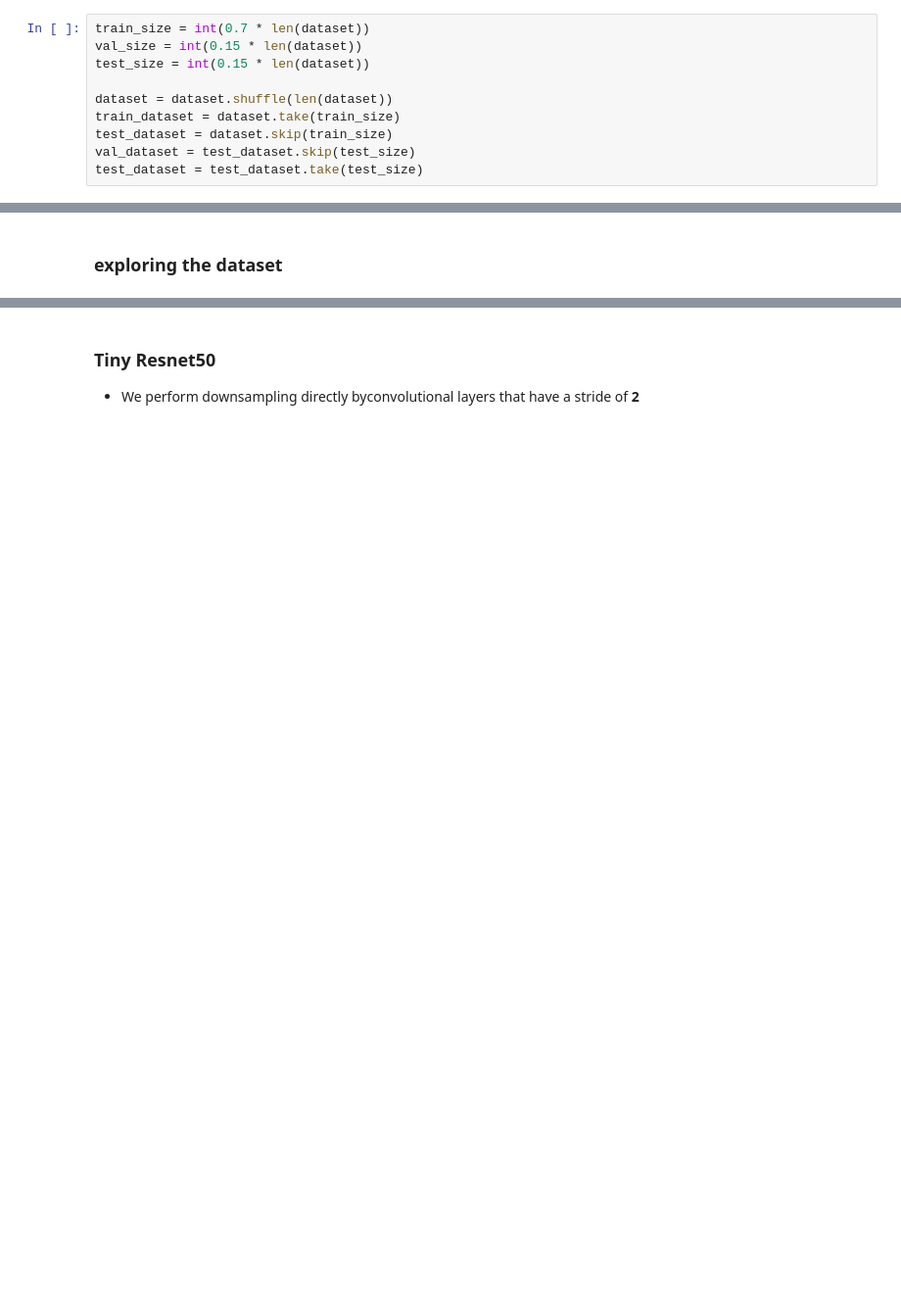
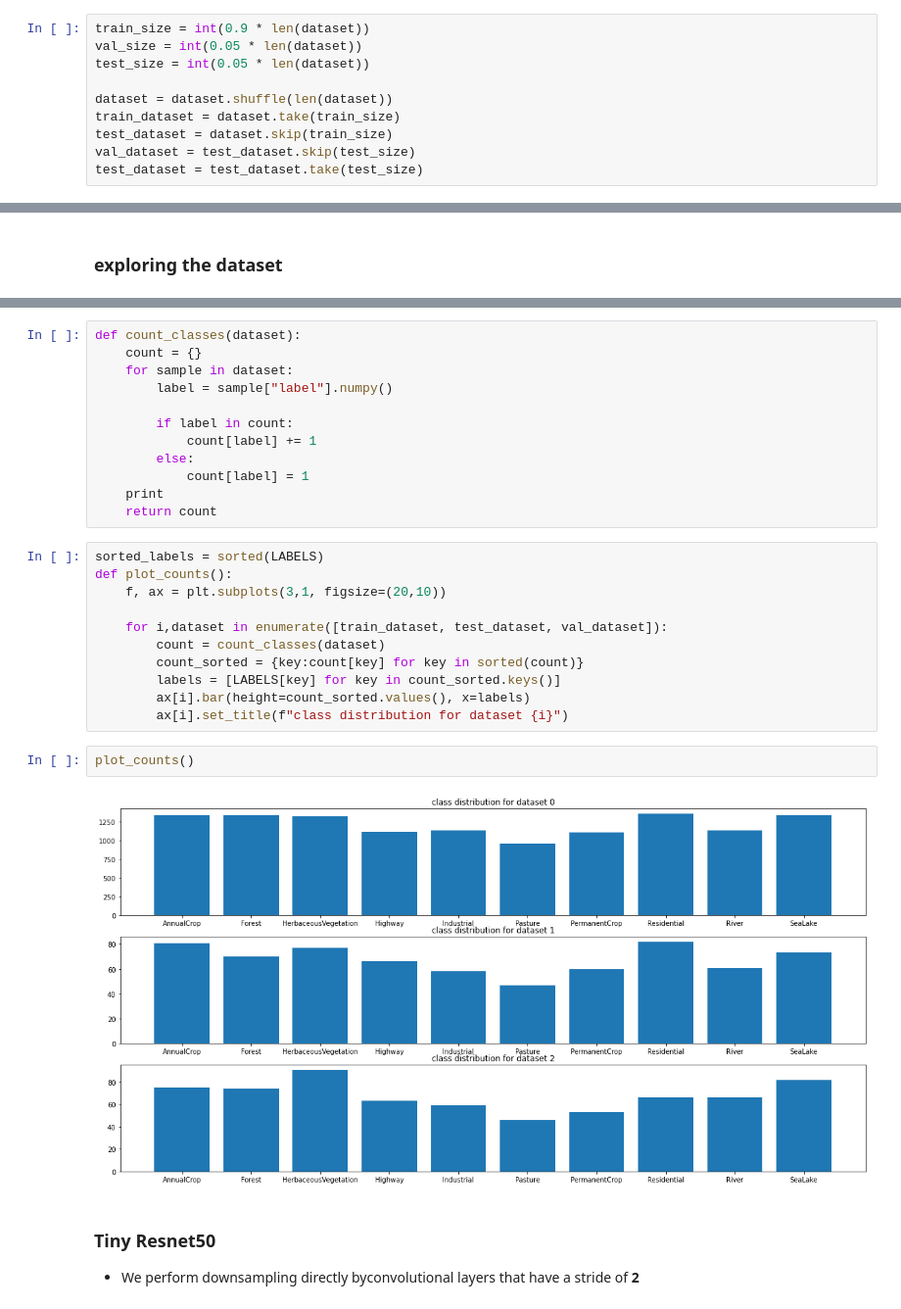
Before and after one commit to valentin-fngr/cnn_practice, a Jupyter notebook: satellite_cnn_experiments/eurosat_tiny_resnet50.ipynb, the cells around one changed output, grey strips where cells are left out. Shown at 98% size. Drawn from its saved outputs; the diff is of its cells as text; blank space fills up the shorter version.

```diff
--- a/satellite_cnn_experiments/eurosat_tiny_resnet50.ipynb
+++ b/satellite_cnn_experiments/eurosat_tiny_resnet50.ipynb
@@ -10,9 +10,9 @@ import datetime
 # %%
 dataset = tfds.load("eurosat", split="train[25%:75%]")
 # %%
-train_size = int(0.7 * len(dataset))
-val_size = int(0.15 * len(dataset))
-test_size = int(0.15 * len(dataset))
+train_size = int(0.9 * len(dataset))
+val_size = int(0.05 * len(dataset))
+test_size = int(0.05 * len(dataset))
 
 dataset = dataset.shuffle(len(dataset))
 train_dataset = dataset.take(train_size)
@@ -56,3 +56,30 @@ for i,sample in enumerate(test_dataset.take(9)):
+# %%
+def count_classes(dataset):
+    count = {}
+    for sample in dataset:
+        label = sample["label"].numpy()
+
+        if label in count:
+            count[label] += 1
+        else:
+            count[label] = 1
+    print
+    return count
+# %%
+sorted_labels = sorted(LABELS)
+def plot_counts():
+    f, ax = plt.subplots(3,1, figsize=(20,10))
+
+    for i,dataset in enumerate([train_dataset, test_dataset, val_dataset]):
+        count = count_classes(dataset)
+        count_sorted = {key:count[key] for key in sorted(count)}
+        labels = [LABELS[key] for key in count_sorted.keys()]
+        ax[i].bar(height=count_sorted.values(), x=labels)
+        ax[i].set_title(f"class distribution for dataset {i}")
+# %%
+plot_counts()
+# %% [output]
+[figure, added]
 # %% [markdown]
 ### Tiny Resnet50
 
```
Also changed, not shown: parts of 43 cells of this notebook, 1 other file.
